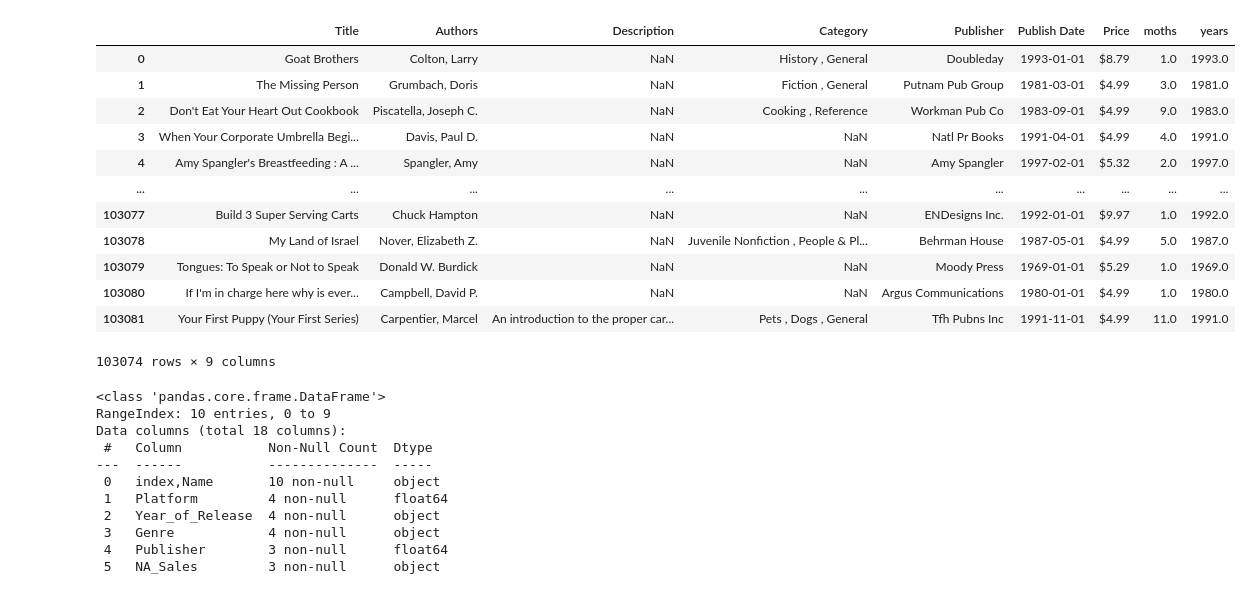
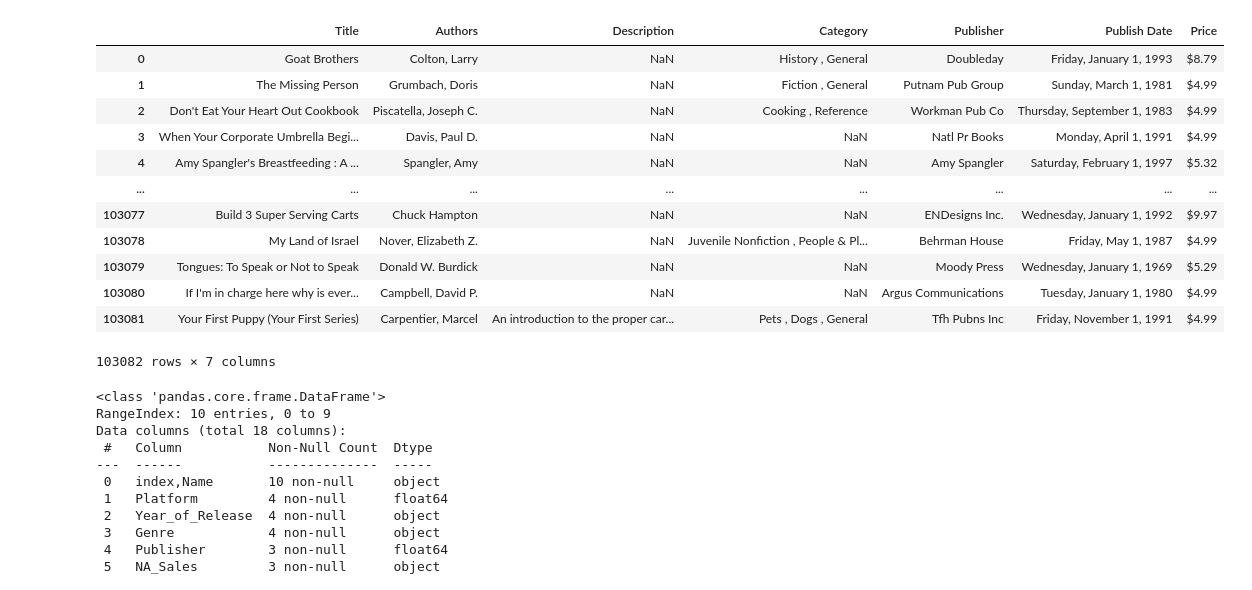
Before and after one commit to RishiKumar156/jupyter_noteBooks, a Jupyter notebook: Pandas_excel.ipynb, the cells around one changed output. Saved outputs shown, nothing was run; the diff lists cells and outputs as text; code cells hidden in the pictures.

```diff
--- a/Pandas_excel.ipynb
+++ b/Pandas_excel.ipynb
@@ -1,32 +1,26 @@
 # %%
 import pandas as pd
 df = pd.read_csv("BooksDataSet.csv", index_col=False)
 df['Authors'] = df['Authors'].str.replace("By", '')
 df['Price'] = df['Price'].str.replace("Price Starting at", '')
 # Clean up the 'Publish Date' column using regex
 days_to_remove = ["Friday", "Saturday", "Sunday", "Monday", "Tuesday", "Wednesday", "Thursday"]
 days_pattern = '|'.join(days_to_remove)
-"""so here we are going to split the data with months and years """
-df['Publish Date'] = df['Publish Date'].str.replace(f'({days_pattern}),', '', regex=True)
-df['Publish Date'] = pd.to_datetime(df['Publish Date'],errors='coerce')
-df['moths'] = df['Publish Date'].dt.month
-df['years'] = df['Publish Date'].dt.year
-df = df.drop_duplicates()
 df
 # %% [output]
-|  | Title | Authors | Description | Category | Publisher | Publish Date | Price | moths | years |
-| 0 | Goat Brothers | Colton, Larry | NaN | History , General | Doubleday | 1993-01-01 | $8.79 | 1.0 | 1993.0 |
-| 1 | The Missing Person | Grumbach, Doris | NaN | Fiction , General | Putnam Pub Group | 1981-03-01 | $4.99 | 3.0 | 1981.0 |
-| 2 | Don't Eat Your Heart Out Cookbook | Piscatella, Joseph C. | NaN | Cooking , Reference | Workman Pub Co | 1983-09-01 | $4.99 | 9.0 | 1983.0 |
-| 3 | When Your Corporate Umbrella Begi... | Davis, Paul D. | NaN | NaN | Natl Pr Books | 1991-04-01 | $4.99 | 4.0 | 1991.0 |
-| 4 | Amy Spangler's Breastfeeding : A ... | Spangler, Amy | NaN | NaN | Amy Spangler | 1997-02-01 | $5.32 | 2.0 | 1997.0 |
-| ... | ... | ... | ... | ... | ... | ... | ... | ... | ... |
-| 103077 | Build 3 Super Serving Carts | Chuck Hampton | NaN | NaN | ENDesigns Inc. | 1992-01-01 | $9.97 | 1.0 | 1992.0 |
-| 103078 | My Land of Israel | Nover, Elizabeth Z. | NaN | Juvenile Nonfiction , People & Pl... | Behrman House | 1987-05-01 | $4.99 | 5.0 | 1987.0 |
-| 103079 | Tongues: To Speak or Not to Speak | Donald W. Burdick | NaN | NaN | Moody Press | 1969-01-01 | $5.29 | 1.0 | 1969.0 |
-| 103080 | If I'm in charge here why is ever... | Campbell, David P. | NaN | NaN | Argus Communications | 1980-01-01 | $4.99 | 1.0 | 1980.0 |
-| 103081 | Your First Puppy (Your First Series) | Carpentier, Marcel | An introduction to the proper car... | Pets , Dogs , General | Tfh Pubns Inc | 1991-11-01 | $4.99 | 11.0 | 1991.0 |
+|  | Title | Authors | Description | Category | Publisher | Publish Date | Price |
+| 0 | Goat Brothers | Colton, Larry | NaN | History , General | Doubleday | Friday, January 1, 1993 | $8.79 |
+| 1 | The Missing Person | Grumbach, Doris | NaN | Fiction , General | Putnam Pub Group | Sunday, March 1, 1981 | $4.99 |
+| 2 | Don't Eat Your Heart Out Cookbook | Piscatella, Joseph C. | NaN | Cooking , Reference | Workman Pub Co | Thursday, September 1, 1983 | $4.99 |
+| 3 | When Your Corporate Umbrella Begi... | Davis, Paul D. | NaN | NaN | Natl Pr Books | Monday, April 1, 1991 | $4.99 |
+| 4 | Amy Spangler's Breastfeeding : A ... | Spangler, Amy | NaN | NaN | Amy Spangler | Saturday, February 1, 1997 | $5.32 |
+| ... | ... | ... | ... | ... | ... | ... | ... |
+| 103077 | Build 3 Super Serving Carts | Chuck Hampton | NaN | NaN | ENDesigns Inc. | Wednesday, January 1, 1992 | $9.97 |
+| 103078 | My Land of Israel | Nover, Elizabeth Z. | NaN | Juvenile Nonfiction , People & Pl... | Behrman House | Friday, May 1, 1987 | $4.99 |
+| 103079 | Tongues: To Speak or Not to Speak | Donald W. Burdick | NaN | NaN | Moody Press | Wednesday, January 1, 1969 | $5.29 |
+| 103080 | If I'm in charge here why is ever... | Campbell, David P. | NaN | NaN | Argus Communications | Tuesday, January 1, 1980 | $4.99 |
+| 103081 | Your First Puppy (Your First Series) | Carpentier, Marcel | An introduction to the proper car... | Pets , Dogs , General | Tfh Pubns Inc | Friday, November 1, 1991 | $4.99 |
-103074 rows × 9 columns
+103082 rows × 7 columns
 # %%
 df.info()
 # %% [output]
```
